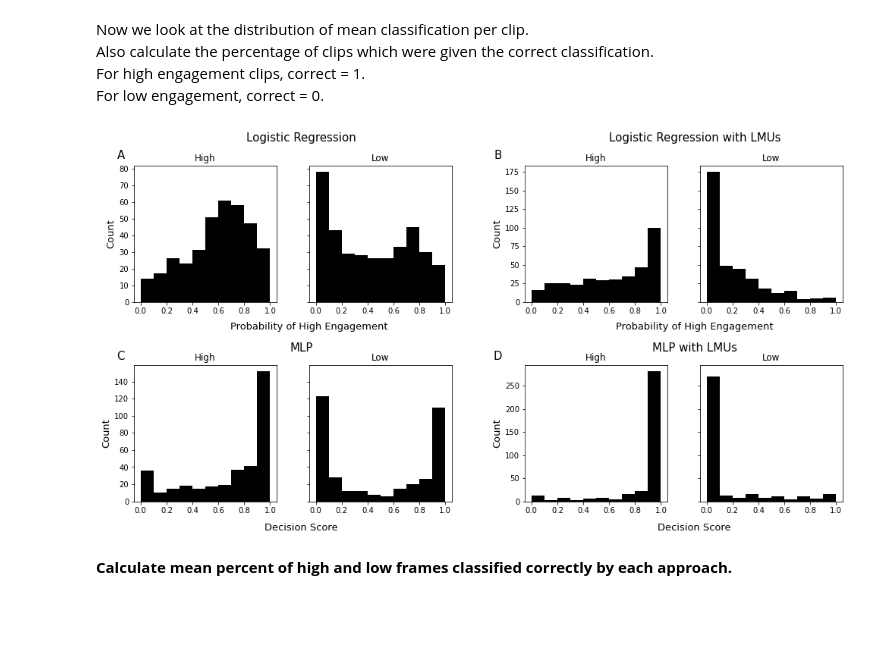
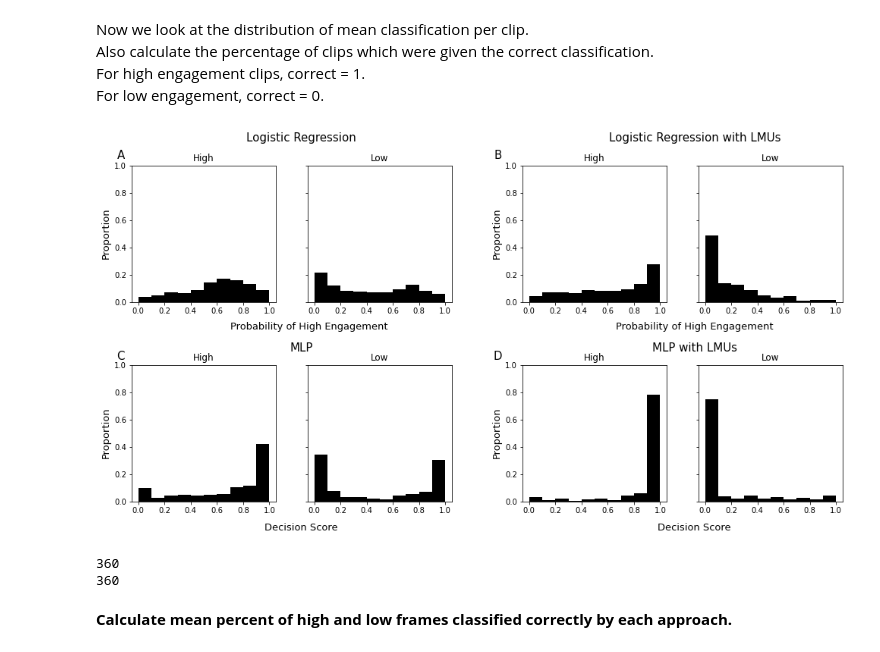
Before and after one commit to maddybartlett/Thesis_Notebooks, a Jupyter notebook: Chapter5_LMUs/Analysis/Analysis.ipynb, the cells around one changed output. Saved outputs shown, nothing was run; the diff lists cells and outputs as text; code cells hidden in the pictures; blank space fills up the shorter version.

```diff
--- a/Chapter5_LMUs/Analysis/Analysis.ipynb
+++ b/Chapter5_LMUs/Analysis/Analysis.ipynb
@@ -545,11 +575,14 @@ mlplplot = gridspec.GridSpecFromSubplotSpec(1, 2, subplot_spec=outer[3])
 
 fig.text(0.29, 0.94, 'Logistic Regression', ha='center', fontsize=15)
 ax1 = fig.add_subplot(lrrplot[0, 0])
-ax1.hist(high_lrraw_summary[:,0], bins=bins, color='black')
+ax1.hist(high_lrraw_summary[:,0], bins=bins, color='black',
+         weights=np.ones(len(high_lrraw_summary[:,0])) / len(high_lrraw_summary[:,0]))
 ax1.title.set_text('High')
-ax1.set_ylabel('Count', fontsize=13)
+ax1.set_ylabel('Proportion', fontsize=13)
+ax1.set_ylim([0, 1.0])
 ax2 = fig.add_subplot(lrrplot[0, 1], sharey=ax1)
-ax2.hist(low_lrraw_summary[:,0], bins=bins, color='black')
+ax2.hist(low_lrraw_summary[:,0], bins=bins, color='black',
+         weights=np.ones(len(low_lrraw_summary[:,0])) / len(low_lrraw_summary[:,0]))
 ax2.title.set_text('Low')
 plt.setp(ax2.get_yticklabels(), visible=False)
 
@@ -557,49 +590,64 @@ fig.text(0.3, 0.51, 'Probability of High Engagement', ha='center', fontsize=13)
 
 fig.text(0.77, 0.94, 'Logistic Regression with LMUs', ha='center', fontsize=15)
 ax3 = fig.add_subplot(lrlplot[0, 0])
-ax3.hist(high_lrlmu_summary[:,0], bins=bins, color='black')
+ax3.hist(high_lrlmu_summary[:,0], bins=bins, color='black',
+         weights=np.ones(len(high_lrlmu_summary[:,0])) / len(high_lrlmu_summary[:,0]))
 ax3.title.set_text('High')
-ax3.set_ylabel('Count', fontsize=13)
+ax3.set_ylabel('Proportion', fontsize=13)
+ax3.set_ylim([0, 1.0])
 ax4 = fig.add_subplot(lrlplot[0, 1], sharey=ax3)
-ax4.hist(low_lrlmu_summary[:,0], bins=bins, color='black')
+ax4.hist(low_lrlmu_summary[:,0], bins=bins, color='black',
+         weights=np.ones(len(low_lrlmu_summary[:,0])) / len(low_lrlmu_summary[:,0]))
 ax4.title.set_text('Low')
 plt.setp(ax4.get_yticklabels(), visible=False)
 
 fig.text(0.77, 0.51, 'Probability of High Engagement', ha='center', fontsize=13)
 
 fig.text(0.29, 0.46, 'MLP', ha='center', fontsize=15)
 ax5 = fig.add_subplot(mlprplot[0, 0])
-ax5.hist(high_mlpraw_summary[:,0], bins=bins, color='black')
+ax5.hist(high_mlpraw_summary[:,0], bins=bins, color='black',
+         weights=np.ones(len(high_mlpraw_summary[:,0])) / len(high_mlpraw_summary[:,0]))
 ax5.title.set_text('High')
-ax5.set_ylabel('Count', fontsize=13)
+ax5.set_ylabel('Proportion', fontsize=13)
+ax5.set_ylim([0, 1.0])
 ax6 = fig.add_subplot(mlprplot[0, 1], sharey=ax5)
-ax6.hist(low_mlpraw_summary[:,0], bins=bins, color='black')
+ax6.hist(low_mlpraw_summary[:,0], bins=bins, color='black',
+         weights=np.ones(len(low_mlpraw_summary[:,0])) / len(low_mlpraw_summary[:,0]))
 ax6.title.set_text('Low')
 plt.setp(ax6.get_yticklabels(), visible=False)
 
 fig.text(0.29, 0.05, 'Decision Score', ha='center', fontsize=13)
 
 fig.text(0.77, 0.46, 'MLP with LMUs', ha='center', fontsize=15)
 ax7 = fig.add_subplot(mlplplot[0, 0])
-ax7.hist(high_mlplmu_summary[:,0], bins=bins, color='black')
+ax7.hist(high_mlplmu_summary[:,0], bins=bins, color='black',
+         weights=np.ones(len(high_mlplmu_summary[:,0])) / len(high_mlplmu_summary[:,0]))
 ax7.title.set_text('High')
-ax7.set_ylabel('Count', fontsize=13)
+ax7.set_ylabel('Proportion', fontsize=13)
+ax7.set_ylim([0, 1.0])
 ax8 = fig.add_subplot(mlplplot[0, 1], sharey=ax7)
-ax8.hist(low_mlplmu_summary[:,0], bins=bins, color='black')
+ax8.hist(low_mlplmu_summary[:,0], bins=bins, color='black',
+         weights=np.ones(len(low_mlplmu_summary[:,0])) / len(low_mlplmu_summary[:,0]))
 ax8.title.set_text('Low')
 plt.setp(ax8.get_yticklabels(), visible=False)
 
 fig.text(0.77, 0.05, 'Decision Score', ha='center', fontsize=13)
 fig.tight_layout(pad=5.0)
 
 fig.text(0.07, 0.9, 'A', ha='center', fontsize=15)
 fig.text(0.53, 0.9, 'B', ha='center', fontsize=15)
 fig.text(0.07, 0.44, 'C', ha='center', fontsize=15)
 fig.text(0.53, 0.44, 'D', ha='center', fontsize=15)
 
 fig.savefig('../Figs/cliphist.png')
 # %% [output]
-[figure, old version]
+[figure, new version]
+# %%
+print(len(high_lrraw_summary[:,0]))
+print(len(low_lrraw_summary[:,0]))
+# %% [output]
+360
+360
 # %% [markdown]
 **Calculate mean percent of high and low frames classified correctly by each approach.**
 # %% [markdown]
```
Also changed, not shown: parts of 34 cells of this notebook, 6 other files.
